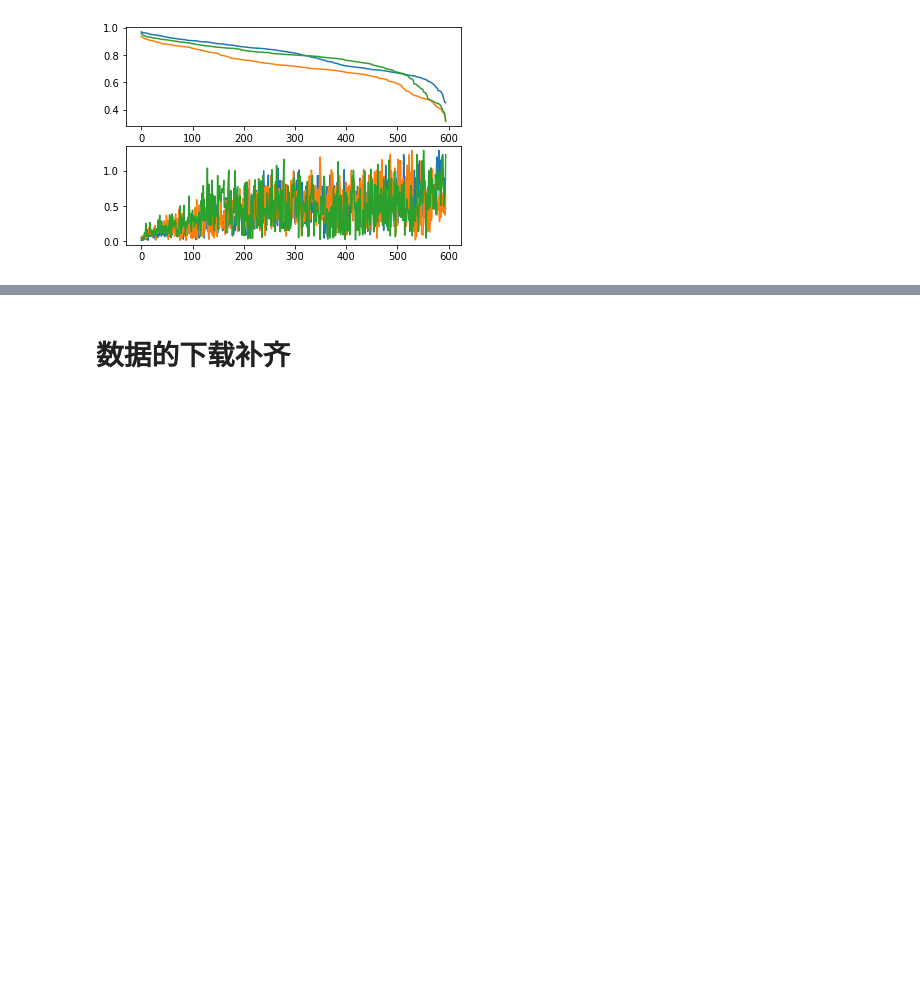
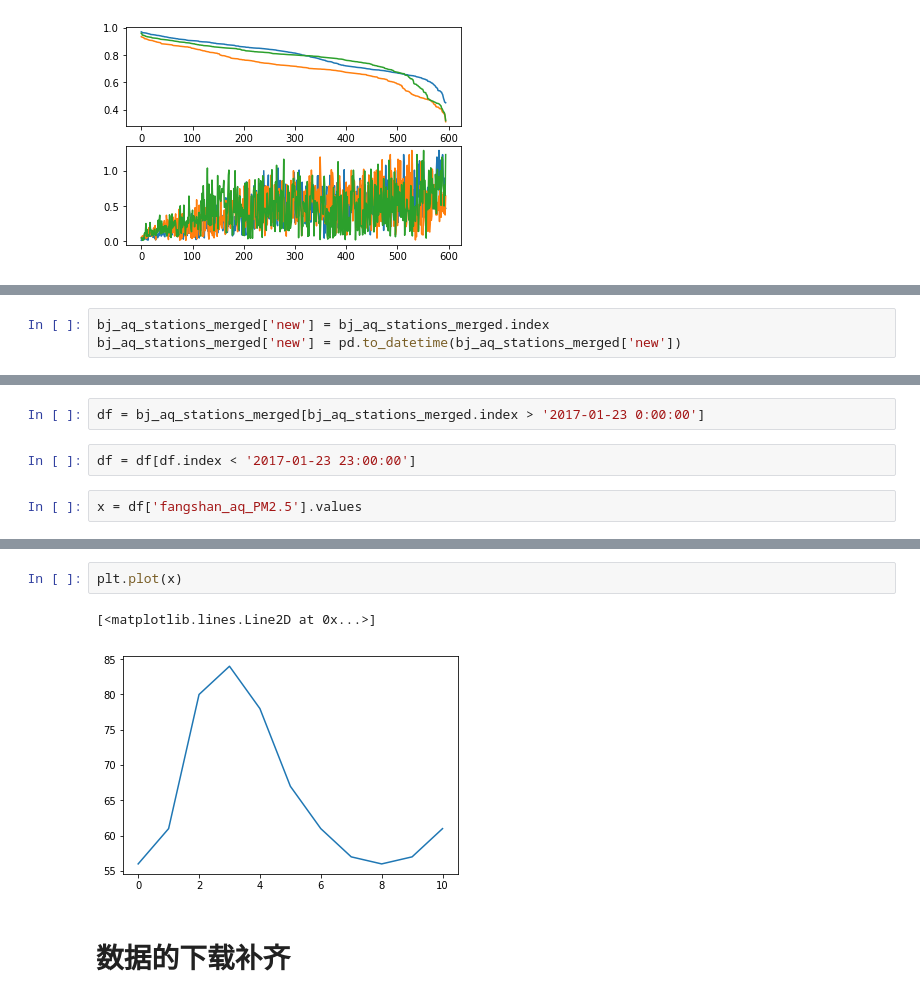
Before and after one commit to txytju/air-quality-prediction, a Jupyter notebook: data_exploration.ipynb, the cells around one changed output, grey strips where cells are left out. Saved outputs shown, nothing was run; the diff lists cells and outputs as text; blank space fills up the shorter version.

```diff
--- a/data_exploration.ipynb
+++ b/data_exploration.ipynb
@@ -124,0 +127,3 @@ for feature in ["PM2.5", "PM10", "O3"]:
+# %%
+bj_aq_stations_merged['new'] = bj_aq_stations_merged.index
+bj_aq_stations_merged['new'] = pd.to_datetime(bj_aq_stations_merged['new'])
@@ -124,0 +174,6 @@ for feature in ["PM2.5", "PM10", "O3"]:
+# %%
+df = bj_aq_stations_merged[bj_aq_stations_merged.index > '2017-01-23 0:00:00']
+# %%
+df = df[df.index < '2017-01-23 23:00:00']
+# %%
+x = df['fangshan_aq_PM2.5'].values
@@ -125,3 +197,8 @@ for feature in ["PM2.5", "PM10", "O3"]:
+# %%
+plt.plot(x)
+# %% [output]
+[<matplotlib.lines.Line2D at 0x...>]
+[figure, added]
 # %% [markdown]
 # 数据的下载补齐
 # %% [markdown]
```
Also changed, not shown: parts of 14 cells of this notebook, 1 other file.
